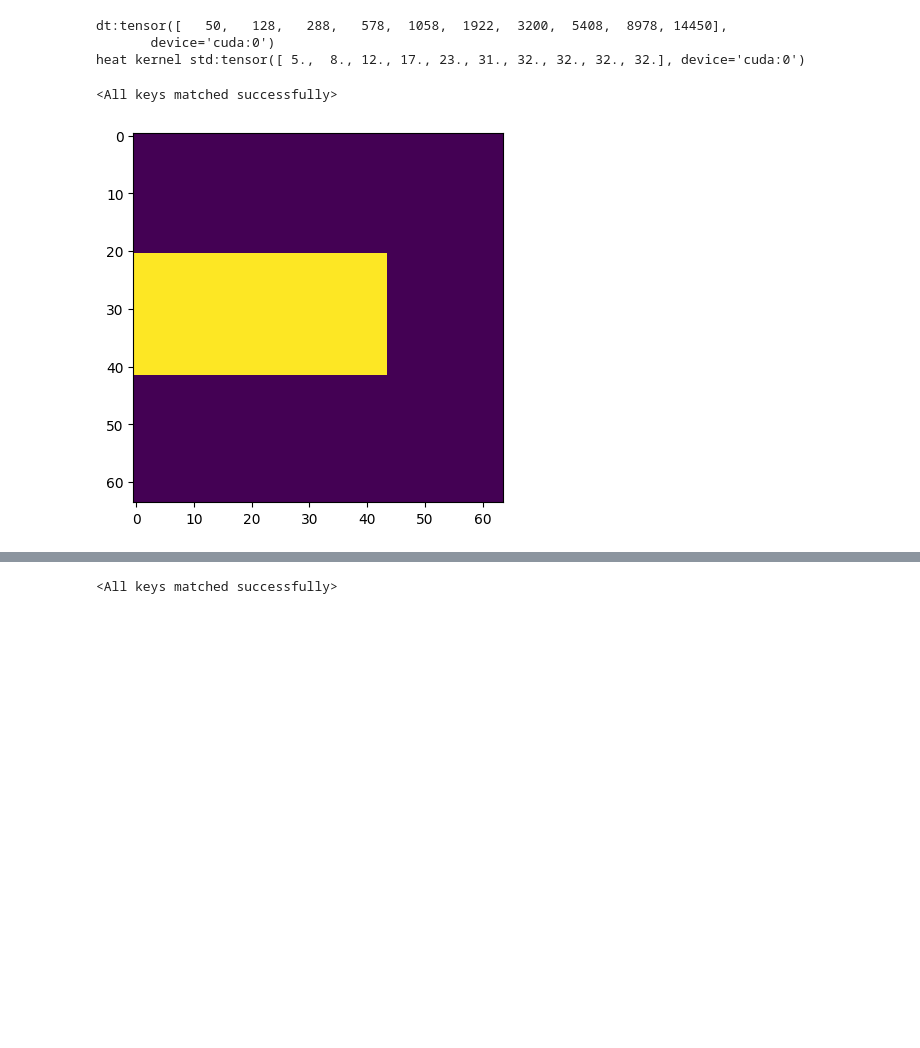
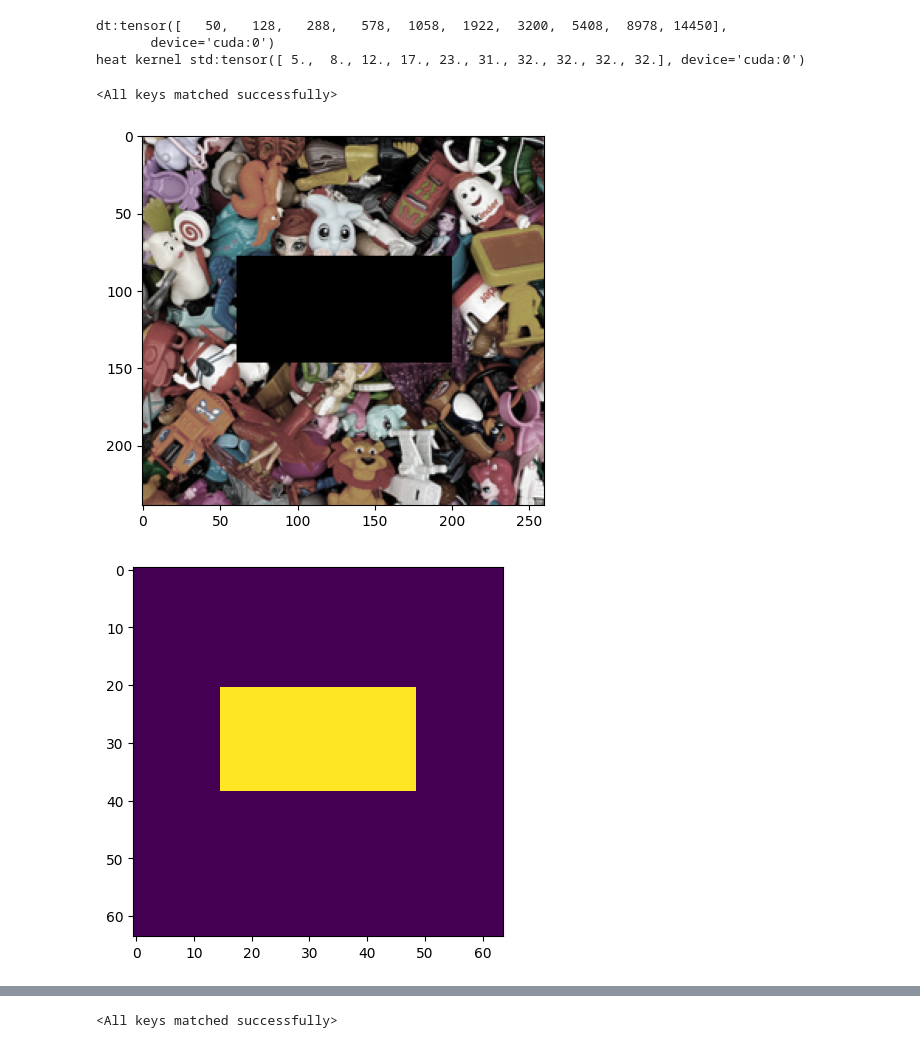
Before and after one commit to pranaboy72/denoisingheat, a Jupyter notebook: inference.ipynb, the cells around one changed output, grey strips where cells are left out. Drawn from its saved outputs; the diff is of its cells as text; code cells hidden in the pictures; blank space fills up the shorter version.

```diff
--- a/inference.ipynb
+++ b/inference.ipynb
@@ -91,26 +91,27 @@ diffusion = HeatDiffusion_Revised(
     time_type=time_type,
     device=device,
 )
+
+model.load_state_dict(torch.load(f'./runs/heat/model_params.pt'))
 # %% [output]
 dt:tensor([   50,   128,   288,   578,  1058,  1922,  3200,  5408,  8978, 14450],
        device='cuda:0')
 heat kernel std:tensor([ 5.,  8., 12., 17., 23., 31., 32., 32., 32., 32.], device='cuda:0')
+<All keys matched successfully>
-# %%
-# model.load_state_dict(torch.load(f'./runs/heat/Sep11_20-23-45_mlcs-graphics/model_params.pt'))
-model.load_state_dict(torch.load(f'./runs/heat/Sep12_13-37-21_mlcs-graphics/model_params.pt'))
-# %% [output]
-<All keys matched successfully>
 # %%
 # Evaluation pre-setting
 
-background = draw_obstacles_pil(bg, obstacle_pos)
-obstacle_masks = convert_to_obstacle_masks(noise_steps, background[0].size, img_size, obstacle_pos)
-# obstacle_masks = randgen_obstacle_masks(1, img_size, seed=seed)
-# background = draw_obstacles_pixel(bg, obstacle_masks)
+# background = draw_obstacles_pil(bg, obstacle_pos)
+# obstacle_masks = convert_to_obstacle_masks(noise_steps, background[0].size, img_size, obstacle_pos)
+obstacle_mask = randgen_obstacle_masks(1, img_size, seed=seed)
+background = draw_obstacles_pixel(bg, obstacle_mask)
+plt.imshow(background[0])
+plt.show()
 
-obstacle_masks = obstacle_masks[0].unsqueeze(0)
+obstacle_masks = obstacle_mask[0].unsqueeze(0)
 
 plt.imshow(obstacle_masks[0].cpu().numpy())
 plt.show()
 # %% [output]
-[figure, old version]
+[figure, new version]
+[figure, added]
```
Also changed, not shown: parts of 3 cells of this notebook, 5 other files.
